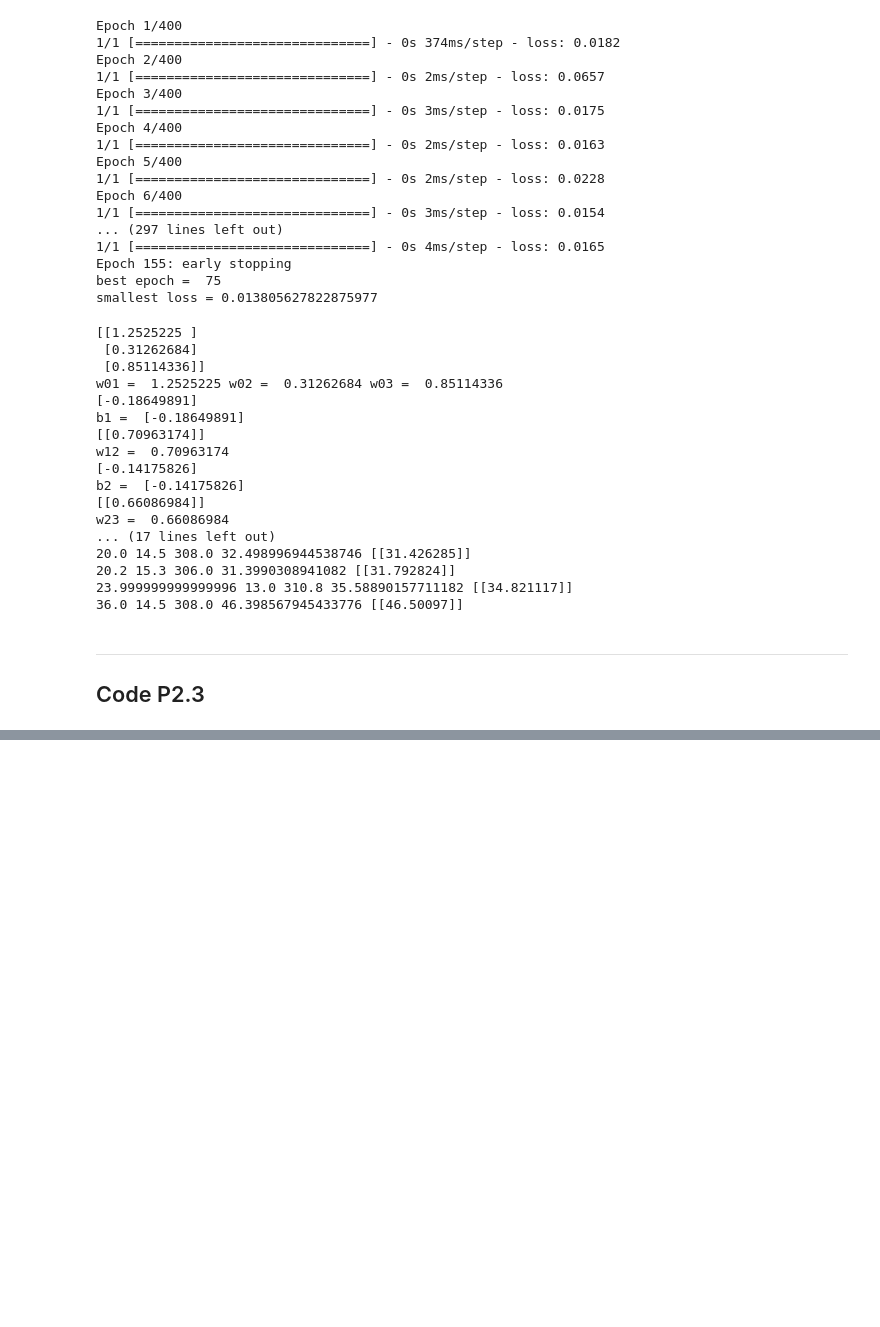
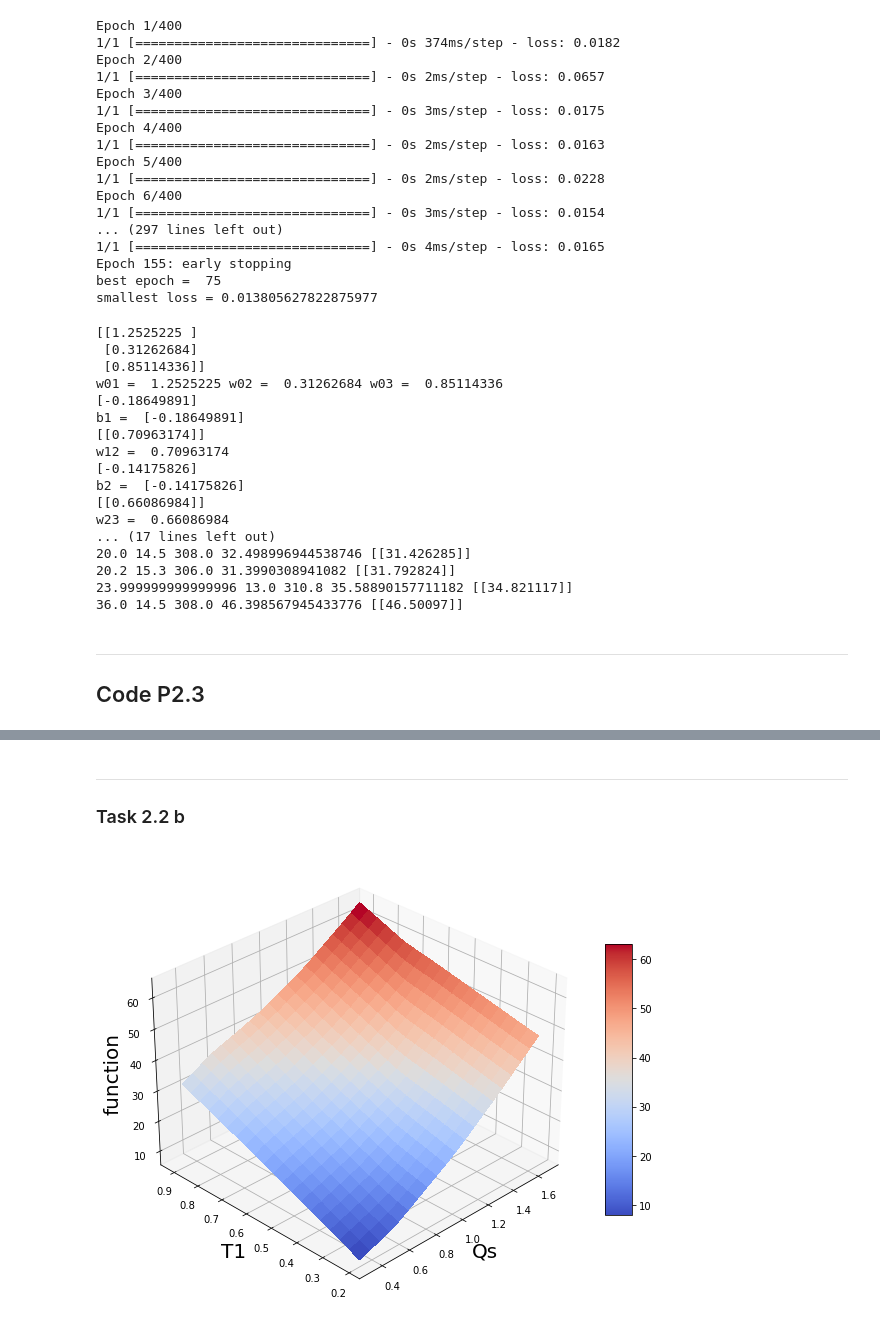
Before and after one commit to joshuaaduarte/Hybrid-Solar-Fossil-Fuel-Nueral-Network, a Jupyter notebook: projectTwo_Josh.ipynb, the cells around one changed output, grey strips where cells are left out. Cells and saved outputs as stored; diff of their text form; code cells hidden in the pictures; blank space fills up the shorter version.

Commit message:
Updated josh script to contain completed tasks up to 2.4.

```diff
--- a/projectTwo_Josh.ipynb
+++ b/projectTwo_Josh.ipynb
@@ -1144,9 +1378,9 @@ from keras import backend as K
 initializer = keras.initializers.RandomUniform(minval= -0.2, maxval=0.5)
 
 model = keras.Sequential([
-    keras.layers.Dense(16, activation=K.elu, input_shape=[3],  kernel_initializer=initializer),
-    keras.layers.Dense(32, activation=K.elu,  kernel_initializer=initializer),
-    '''in Task 2.2, add 3rd layer here with 16 neurons'''
+    keras.layers.Dense(16, activation=K.relu, input_shape=[3],  kernel_initializer=initializer),
+    keras.layers.Dense(32, activation=K.relu,  kernel_initializer=initializer),
+    keras.layers.Dense(16, activation =K.relu, kernel_initializer = initializer),
     keras.layers.Dense(2,  kernel_initializer=initializer)
   ])
 # %%
@@ -1158,7 +1392,7 @@ model = keras.Sequential([
 #Number of epochs can be varied.
 
 #from tf.keras import optimizers
-rms = keras.optimizers.RMSprop(0.020)
+rms = keras.optimizers.RMSprop(0.001)
 model.compile(loss='mean_absolute_error',optimizer=rms)
 # %%
 #After the compilation of the model, we’ll use the fit method with 500 epochs.
@@ -1182,7 +1416,7 @@ es = keras.callbacks.EarlyStopping(
 mc = keras.callbacks.ModelCheckpoint('best_model.SB', monitor='loss',
                      mode='min',  verbose=1, save_best_only=True)
 
-historyData = model.fit(xarray,yarray,epochs=800,callbacks=[es])
+historyData = model.fit(xarray,yarray,epochs=600,callbacks=[es])
 
 loss_hist = historyData.history['loss']
 #The above line will return a dictionary, access it's info like this:
@@ -1212,0 +1444,51 @@ print ('row [20] data:  T1= ', xarray[20][0]*Tmed, ', gam= ', xarray[0][1]*gamed
+# %% [markdown]
+---
+### Task 2.2 b
+# %%
+import numpy as np
+import matplotlib.pyplot as plt
+
+
+T1 = np.linspace( 268/tmed,318/qsmed,20)
+Qs = np.linspace(500/qsmed,2500/qsmed,20)
+test = []
+outpt=[]
+Tmed = tmed
+alphaPredicted = []
+
+'''for i in range(len(T1)):
+    test = [[ T1[i], 0.25, Qs[i] ]]
+    testarray = np.array(test)
+    outpt = model.predict(testarray)
+    alphaPredicted =  outpt[0][0]*almed
+    print ('row [',i,'] data:  T1= ', T1[i]*Tmed, ', gam= ', 0.25*gamed, \
+        ', qsol= ', Qs[i]*qsmed,\
+        ',  predicted alpha = ', outpt[0][0]*almed)'''
+
+function = np.zeros((len(T1),len(Qs)))
+for i in range(len(T1)):
+    for j in range(len(Qs)):
+        test = [[ T1[i], 0.25, Qs[j] ]]
+        testarray = np.array(test)
+        outpt = model.predict(testarray)
+        function[i][j] = outpt[0][0]*almed
+
+X,Y = np.meshgrid(Qs,T1)
+fig = plt.figure()
+ax = plt.axes(projection='3d')
+fig.set_size_inches(10,10)
+
+
+surf = ax.plot_surface(X, Y, function, cmap=plt.cm.coolwarm, linewidth = 0, antialiased = False)
+
+ax.set_xlabel(r'Qs', fontsize=20)
+ax.set_ylabel(r'T1', fontsize = 20)
+ax.zaxis.set_rotate_label(False)
+ax.set_zlabel(r'function', fontsize = 20, rotation = 90)
+fig.colorbar(surf,shrink=0.5,aspect=10)
+
+ax.view_init(30,225)
+
+plt.show()
+# %% [output]
+[figure, added]
```
Also changed, not shown: parts of 17 cells of this notebook.
